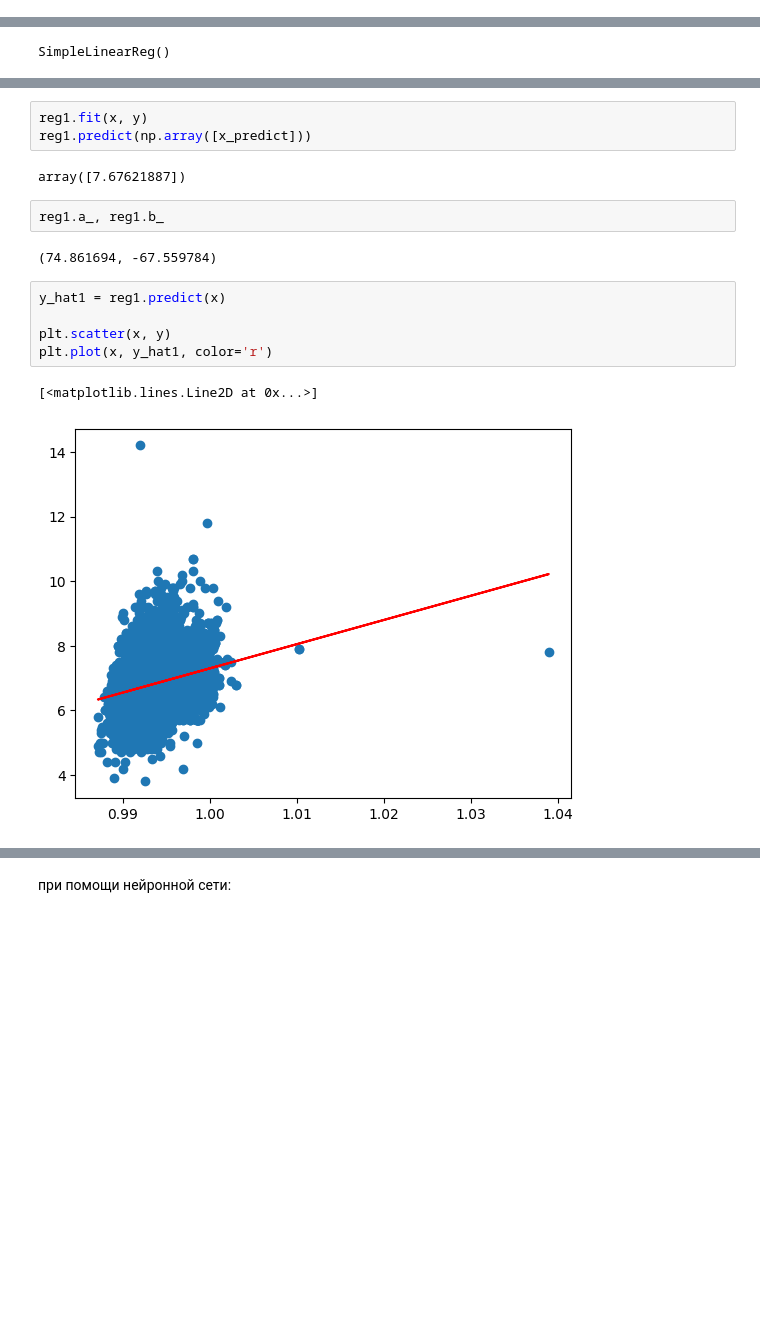
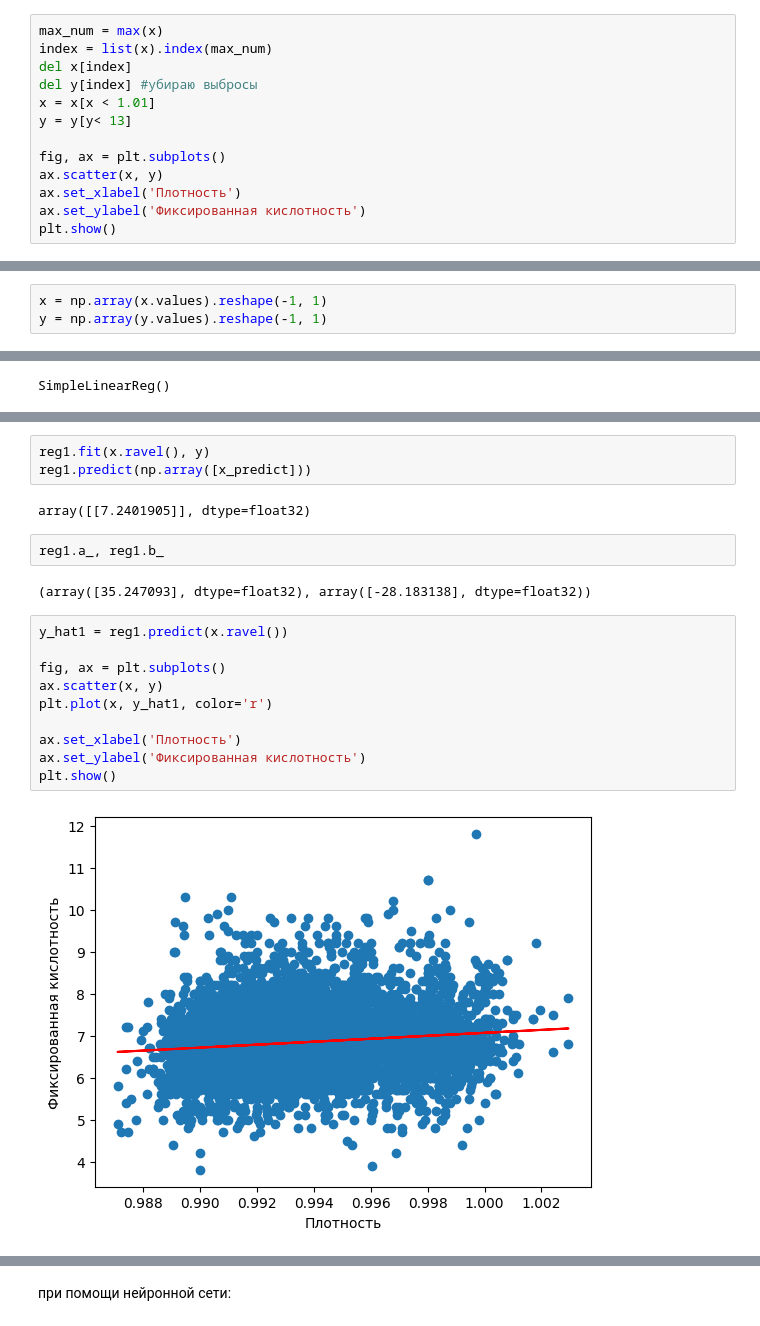
Before and after one commit to kjxeez/machine-learning, a Jupyter notebook: linear-regression.ipynb, the cells around one changed output, grey strips where cells are left out. Cells and saved outputs as stored; diff of their text form; blank space fills up the shorter version.

```diff
--- a/linear-regression.ipynb
+++ b/linear-regression.ipynb
@@ -145,3 +139,16 @@ __Эмпирическая (выборочная) плотность распр
 # %%
 y = df['features/fixed acidity']
 x = df['features/density']
+# %%
+max_num = max(x)
+index = list(x).index(max_num)
+del x[index]
+del y[index] #убираю выбросы
+x = x[x < 1.01]
+y = y[y< 13]
+
+fig, ax = plt.subplots()
+ax.scatter(x, y)
+ax.set_xlabel('Плотность')
+ax.set_ylabel('Фиксированная кислотность')
+plt.show()
@@ -222,5 +214,8 @@ plt.show()
 # %%
 x_mean = np.mean(x)
 y_mean = np.mean(y)
+# %%
+x = np.array(x.values).reshape(-1, 1)
+y = np.array(y.values).reshape(-1, 1)
 # %%
 #коэффициент регрессии
@@ -301,20 +314,24 @@ SimpleLinearReg()
 # %%
-reg1.fit(x, y)
+reg1.fit(x.ravel(), y)
 reg1.predict(np.array([x_predict]))
 # %% [output]
-array([7.67621887])
+array([[7.2401905]], dtype=float32)
 # %%
 reg1.a_, reg1.b_
 # %% [output]
-(74.861694, -67.559784)
+(array([35.247093], dtype=float32), array([-28.183138], dtype=float32))
 # %%
-y_hat1 = reg1.predict(x)
+y_hat1 = reg1.predict(x.ravel())
 
-plt.scatter(x, y)
+fig, ax = plt.subplots()
+ax.scatter(x, y)
 plt.plot(x, y_hat1, color='r')
+
+ax.set_xlabel('Плотность')
+ax.set_ylabel('Фиксированная кислотность')
+plt.show()
 # %% [output]
-[<matplotlib.lines.Line2D at 0x...>]
-[figure, old version]
+[figure, new version]
 # %%
 x_train.shape, y_train.shape, x_test.shape, y_test.shape
 # %% [output]
```
Also changed, not shown: parts of 37 cells of this notebook.
